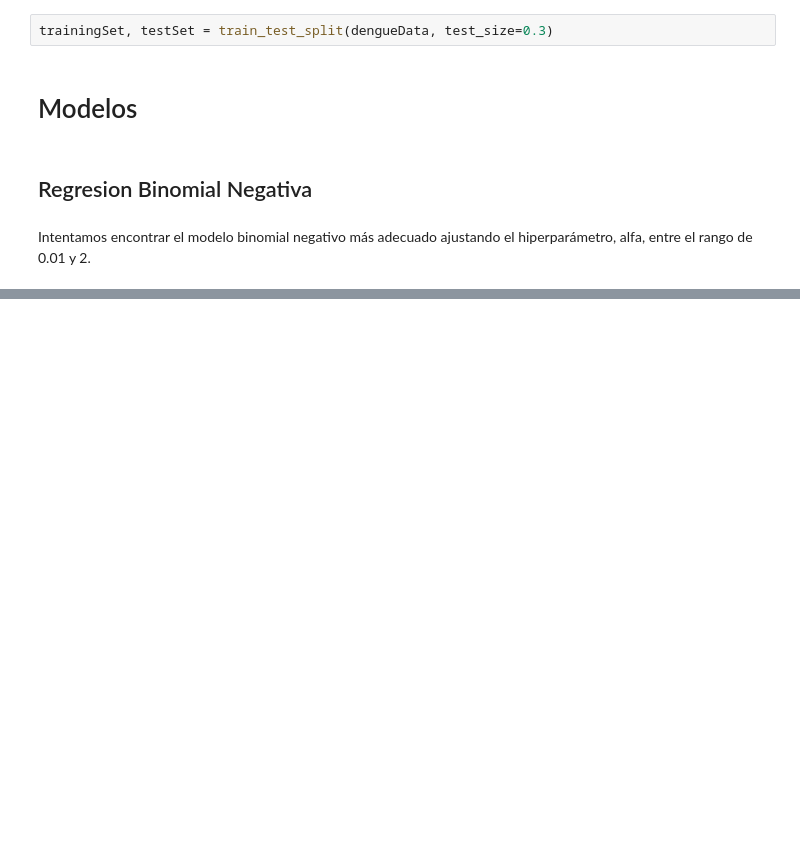
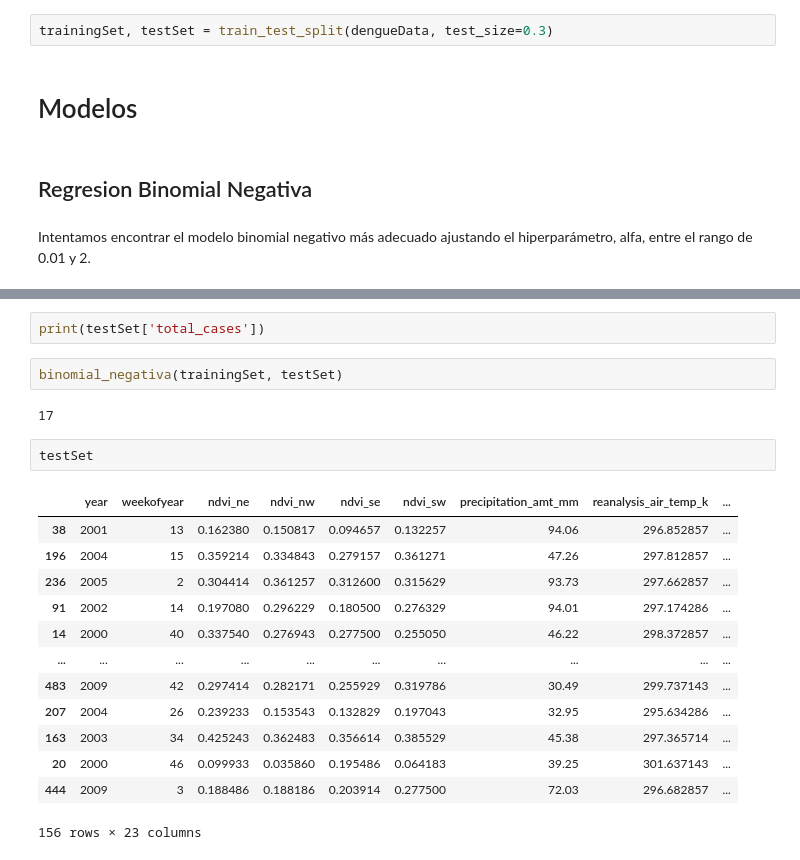
Before and after one commit to FraGoTe/PrediccionDengueIquitos, a Jupyter notebook: CasosDengueIquitos.ipynb, the cells around one changed output, grey strips where cells are left out. Drawn from its saved outputs; the diff is of its cells as text; blank space fills up the shorter version.

```diff
--- a/CasosDengueIquitos.ipynb
+++ b/CasosDengueIquitos.ipynb
@@ -369,0 +377,22 @@ def binomial_negativa(train, cv):
+# %%
+print(testSet['total_cases'])
+# %%
+binomial_negativa(trainingSet, testSet)
+# %% [output]
+17
+# %%
+testSet
+# %% [output]
+|  | year | weekofyear | ndvi_ne | ndvi_nw | ndvi_se | ndvi_sw | precipitation_amt_mm | reanalysis_air_temp_k | ... |
+| 38 | 2001 | 13 | 0.162380 | 0.150817 | 0.094657 | 0.132257 | 94.06 | 296.852857 | ... |
+| 196 | 2004 | 15 | 0.359214 | 0.334843 | 0.279157 | 0.361271 | 47.26 | 297.812857 | ... |
+| 236 | 2005 | 2 | 0.304414 | 0.361257 | 0.312600 | 0.315629 | 93.73 | 297.662857 | ... |
+| 91 | 2002 | 14 | 0.197080 | 0.296229 | 0.180500 | 0.276329 | 94.01 | 297.174286 | ... |
+| 14 | 2000 | 40 | 0.337540 | 0.276943 | 0.277500 | 0.255050 | 46.22 | 298.372857 | ... |
+| ... | ... | ... | ... | ... | ... | ... | ... | ... | ... |
+| 483 | 2009 | 42 | 0.297414 | 0.282171 | 0.255929 | 0.319786 | 30.49 | 299.737143 | ... |
+| 207 | 2004 | 26 | 0.239233 | 0.153543 | 0.132829 | 0.197043 | 32.95 | 295.634286 | ... |
+| 163 | 2003 | 34 | 0.425243 | 0.362483 | 0.356614 | 0.385529 | 45.38 | 297.365714 | ... |
+| 20 | 2000 | 46 | 0.099933 | 0.035860 | 0.195486 | 0.064183 | 39.25 | 301.637143 | ... |
+| 444 | 2009 | 3 | 0.188486 | 0.188186 | 0.203914 | 0.277500 | 72.03 | 296.682857 | ... |
+156 rows × 23 columns
```
Also changed, not shown: parts of 1 cell of this notebook.
